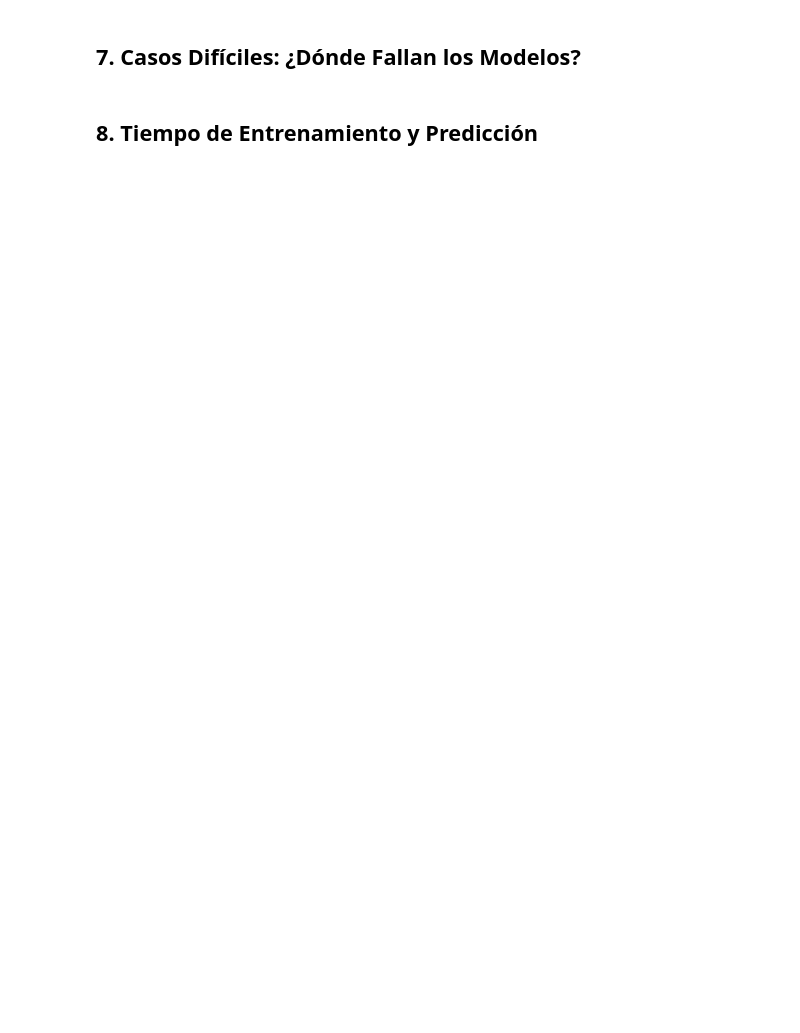
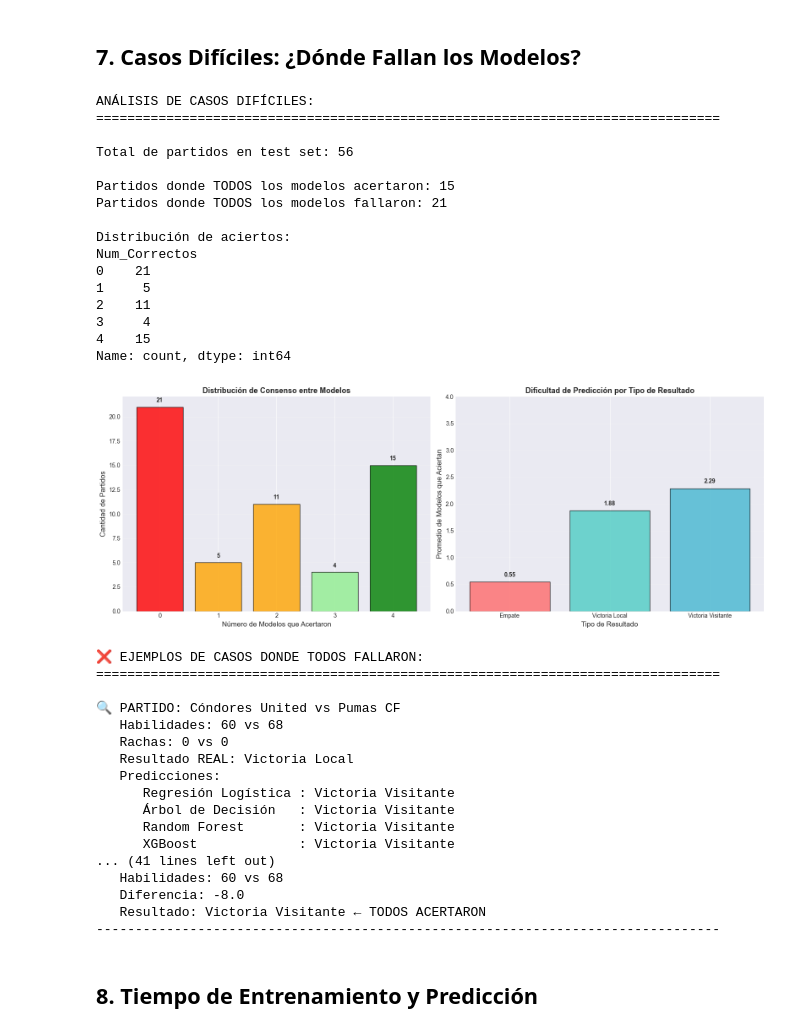
Before and after one commit to julihocc/prepatec-soccer-analytics-lessons, a Jupyter notebook: bloque-3/notebook/06-comparacion-modelos.ipynb, the cells around one changed output. Saved outputs shown, nothing was run; the diff lists cells and outputs as text; code cells hidden in the pictures; blank space fills up the shorter version.

```diff
--- a/bloque-3/notebook/06-comparacion-modelos.ipynb
+++ b/bloque-3/notebook/06-comparacion-modelos.ipynb
@@ -362,7 +466,11 @@ print(f"    porque son eventos más raros y menos predecibles")
 # Encontrar casos donde TODOS los modelos fallan
 predictions = {}
 for name, model in models.items():
-    predictions[name] = model.predict(X_test)
+    if name == 'XGBoost':
+        y_pred_encoded = model.predict(X_test)
+        predictions[name] = label_encoder.inverse_transform(y_pred_encoded)
+    else:
+        predictions[name] = model.predict(X_test)
 
 # Crear DataFrame con predicciones
 df_test = df.loc[X_test.index].copy()
@@ -427,33 +535,68 @@ plt.show()
 # Ejemplos de casos difíciles
 print("\n\n❌ EJEMPLOS DE CASOS DONDE TODOS FALLARON:")
 print("="*80)
 
 casos_dificiles = df_test[df_test['Todos_Incorrectos']].head(3)
 
 if len(casos_dificiles) > 0:
     for idx, partido in casos_dificiles.iterrows():
         print(f"\n🔍 PARTIDO: {partido['Equipo_Local']} vs {partido['Equipo_Visitante']}")
         print(f"   Habilidades: {partido['Habilidad_Local']} vs {partido['Habilidad_Visitante']}")
         print(f"   Rachas: {partido['Racha_Local']} vs {partido['Racha_Visitante']}")
         print(f"   Resultado REAL: {partido['Resultado']}")
         print(f"   Predicciones:")
         for name in models.keys():
             print(f"      {name:20s}: {partido[f'Pred_{name}']}")
         print("-" * 80)
 else:
     print("   ¡Excelente! No hay casos donde todos los modelos fallen.")
 
 print("\n\n✅ EJEMPLOS DE CASOS DONDE TODOS ACERTARON:")
 print("="*80)
 
 casos_faciles = df_test[df_test['Todos_Correctos']].head(3)
 
 for idx, partido in casos_faciles.iterrows():
     print(f"\n✓ PARTIDO: {partido['Equipo_Local']} vs {partido['Equipo_Visitante']}")
     print(f"   Habilidades: {partido['Habilidad_Local']} vs {partido['Habilidad_Visitante']}")
     print(f"   Diferencia: {partido['Diferencia_Habilidad']:.1f}")
     print(f"   Resultado: {partido['Resultado']} ← TODOS ACERTARON")
     print("-" * 80)
+# %% [output]
+ANÁLISIS DE CASOS DIFÍCILES:
+================================================================================
+
+Total de partidos en test set: 56
+
+Partidos donde TODOS los modelos acertaron: 15
+Partidos donde TODOS los modelos fallaron: 21
+
+Distribución de aciertos:
+Num_Correctos
+0    21
+1     5
+2    11
+3     4
+4    15
+Name: count, dtype: int64
+[figure, added]
+❌ EJEMPLOS DE CASOS DONDE TODOS FALLARON:
+================================================================================
+
+🔍 PARTIDO: Cóndores United vs Pumas CF
+   Habilidades: 60 vs 68
+   Rachas: 0 vs 0
+   Resultado REAL: Victoria Local
+   Predicciones:
+      Regresión Logística : Victoria Visitante
+      Árbol de Decisión   : Victoria Visitante
+      Random Forest       : Victoria Visitante
+      XGBoost             : Victoria Visitante
+... (41 lines left out)
+   Habilidades: 60 vs 68
+   Diferencia: -8.0
+   Resultado: Victoria Visitante ← TODOS ACERTARON
+--------------------------------------------------------------------------------
 # %% [markdown]
 ## 8. Tiempo de Entrenamiento y Predicción
 # %%
```
Also changed, not shown: parts of 9 cells of this notebook, 1 other file.
